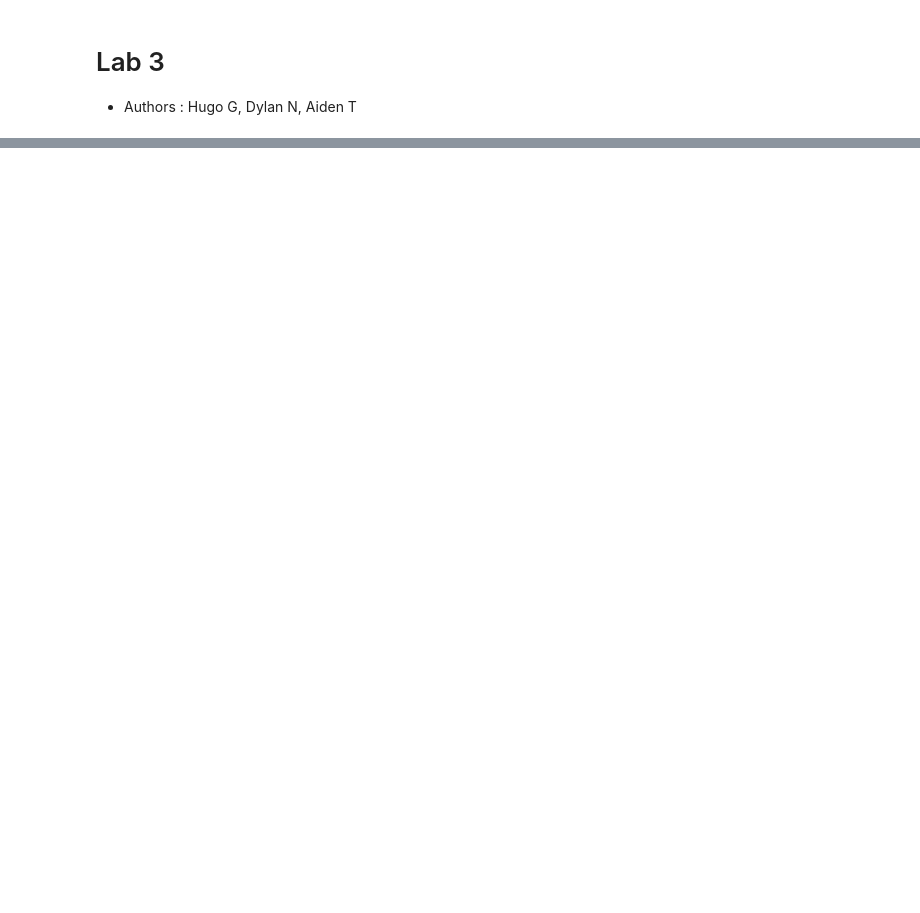
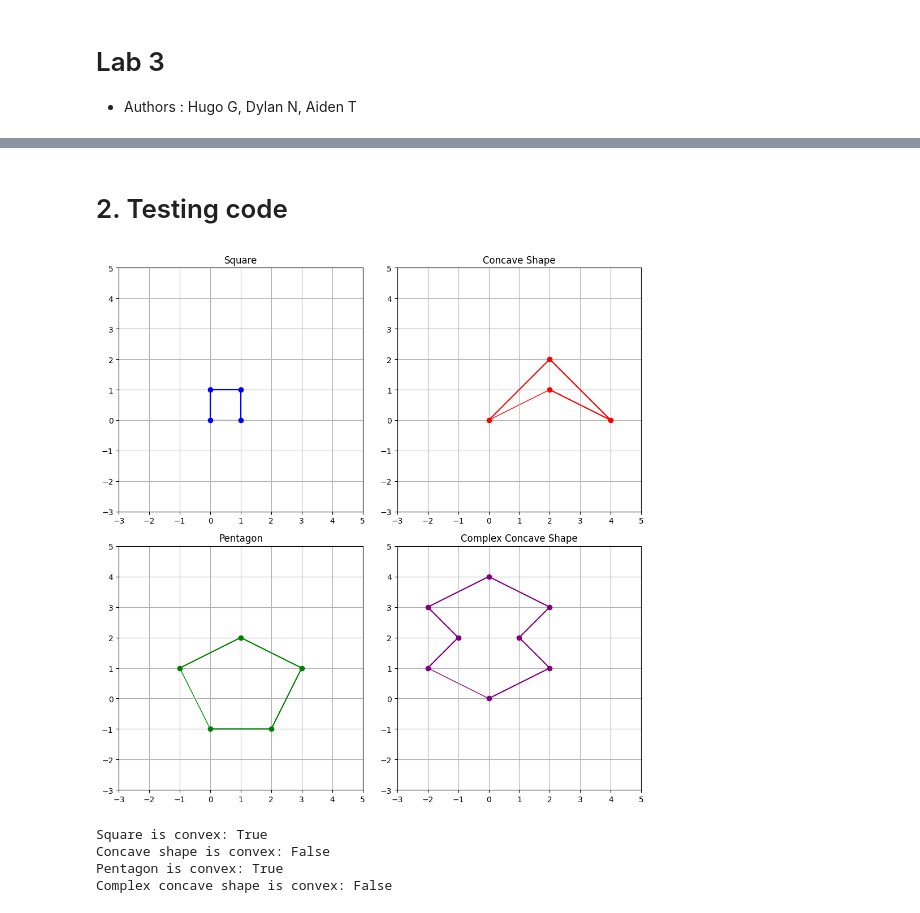
Before and after one commit to Hugogales/Lab3-algorithms, a Jupyter notebook: work.ipynb, the cells around one changed output, grey strips where cells are left out. Cells and saved outputs as stored; diff of their text form; code cells hidden in the pictures; blank space fills up the shorter version.

```diff
--- a/work.ipynb
+++ b/work.ipynb
@@ -69,0 +98,51 @@ Complex concave shape is convex: False
+# %% [markdown]
+# 2. Testing code
+# %%
+def plot_polygon(ax, vertices, color='blue'):
+    polygon = patches.Polygon(vertices, closed=True, fill=None, edgecolor=color)
+    ax.add_patch(polygon)
+    ax.plot(*zip(*vertices), marker='o', color=color)
+
+if __name__ == "__main__":
+    # Convex Polygon (e.g., square)
+    square = [(0, 0), (0, 1), (1, 1), (1, 0)]
+    # Concave Polygon (e.g., arrow shape)
+    concave = [(0, 0), (2, 2), (4, 0), (2, 1)]
+    # Another Convex Polygon (e.g., regular pentagon)
+    pentagon = [(-1, 1), (1, 2), (3, 1), (2, -1), (0, -1)]
+    # Complex Concave Polygon
+    complex_concave = [(0,0), (2,1), (1,2), (2,3), (0,4), (-2,3), (-1,2), (-2,1)]
+
+    fig, axs = plt.subplots(2, 2, figsize=(10, 10))
+
+    plot_polygon(axs[0, 0], square, 'blue')
+    axs[0, 0].set_title('Square')
+
+    plot_polygon(axs[0, 1], concave, 'red')
+    axs[0, 1].set_title('Concave Shape')
+
+    plot_polygon(axs[1, 0], pentagon, 'green')
+    axs[1, 0].set_title('Pentagon')
+
+    plot_polygon(axs[1, 1], complex_concave, 'purple')
+    axs[1, 1].set_title('Complex Concave Shape')
+
+    for ax in axs.flat:
+        ax.set_xlim(-3, 5)
+        ax.set_ylim(-3, 5)
+        ax.set_aspect('equal')
+        ax.grid(True)
+
+    plt.tight_layout()
+    plt.show()
+
+    print("Square is convex:", is_convex(square))  # Output: True
+    print("Concave shape is convex:", is_convex(concave))  # Output: False
+    print("Pentagon is convex:", is_convex(pentagon))  # Output: True
+    print("Complex concave shape is convex:", is_convex(complex_concave))  # Output: False
+# %% [output]
+[figure, added]
+Square is convex: True
+Concave shape is convex: False
+Pentagon is convex: True
+Complex concave shape is convex: False
```
Also changed, not shown: parts of 11 cells of this notebook, 1 other file.
